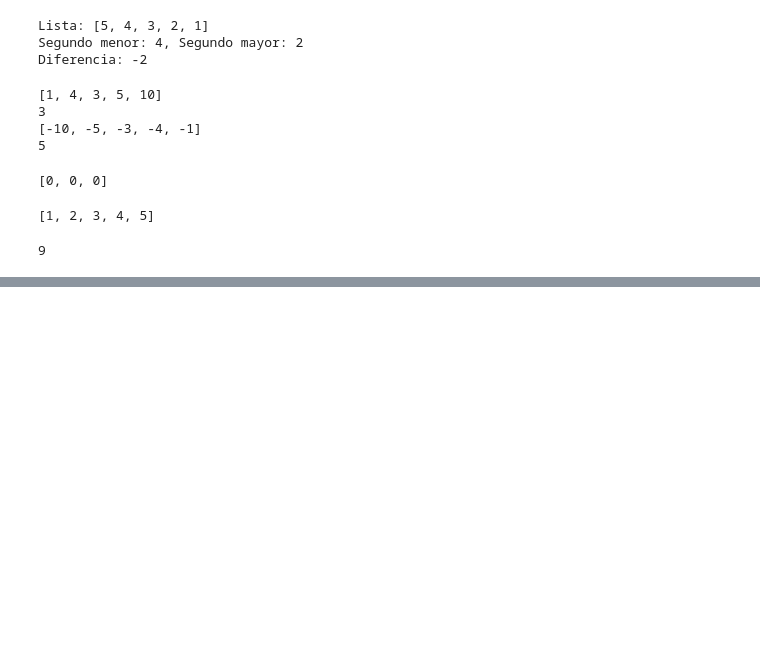
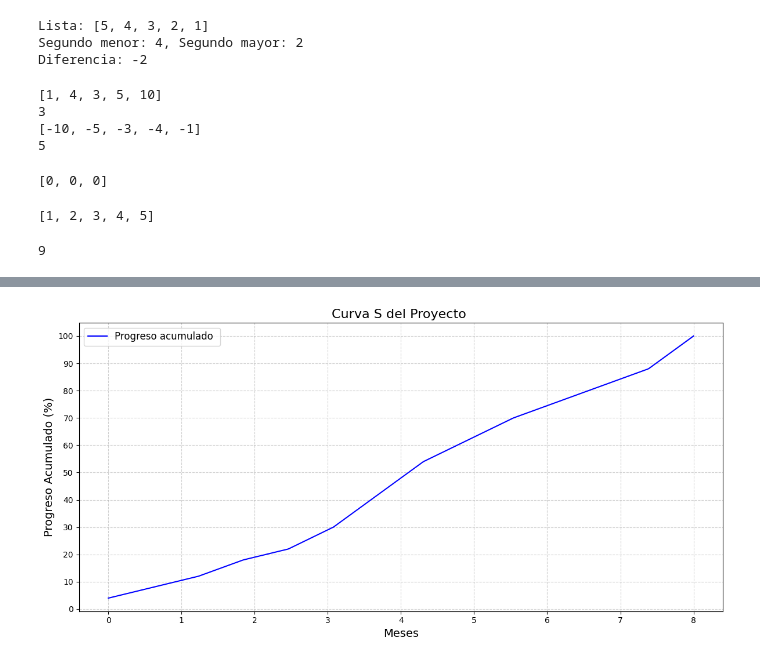
Before and after one commit to juasanchezme/Estructura-de-datos, a Jupyter notebook: ConceptosAprendidos.ipynb, the cells around one changed output, grey strips where cells are left out. Cells and saved outputs as stored; diff of their text form; code cells hidden in the pictures; blank space fills up the shorter version.

```diff
--- a/ConceptosAprendidos.ipynb
+++ b/ConceptosAprendidos.ipynb
@@ -389,0 +490,44 @@ print(find_max_in_rotated_array(A, N))  # Debería imprimir 9
+# %%
+import matplotlib.pyplot as plt
+import numpy as np
+
+# Datos del progreso acumulado basado en los tiempos de cada actividad
+actividades = [
+    ("0", 10), ("1", 10), ("A3", 10), ("A4", 15),
+    ("B1", 10), ("B2", 20), ("B3", 30), ("B4", 30),
+    ("C1", 20), ("C2", 20), ("C3", 15), ("C4", 15),
+    ("D1", 15), ("D2", 30),
+]
+
+# Extraer códigos y tiempos
+codigos = [actividad[0] for actividad in actividades]
+tiempos = [actividad[1] for actividad in actividades]
+
+# Calcular progreso acumulado
+progreso_acumulado = np.cumsum([t / sum(tiempos) * 100 for t in tiempos])
+
+# Crear el eje de tiempo (meses)
+meses = np.linspace(0, 8, len(actividades))  # Rango de meses de 0 a 8
+
+# Generar más puntos para suavizar la curva
+meses_interpolados = np.linspace(meses[0], meses[-1], 500)  # 500 puntos entre 0 y 8
+progreso_interpolado = np.interp(meses_interpolados, meses, progreso_acumulado)
+
+# Crear la figura y los ejes del gráfico
+plt.figure(figsize=(12, 6))
+plt.plot(meses_interpolados, progreso_interpolado, linestyle='-', color='b', label='Progreso acumulado ')
+
+# Configuración del gráfico
+plt.title('Curva S del Proyecto ', fontsize=16)
+plt.xlabel('Meses', fontsize=14)
+plt.ylabel('Progreso Acumulado (%)', fontsize=14)
+plt.xticks(np.arange(0, 9, 1))  # Rango de meses de 0 a 8
+plt.yticks(np.arange(0, 110, 10))
+plt.grid(True, linestyle='--', alpha=0.6)
+plt.legend(fontsize=12)
+
+# Mostrar el gráfico
+plt.tight_layout()
+plt.show()
+# %% [output]
+[figure, added]
```
Also changed, not shown: parts of 2 cells of this notebook, 1 other file.
